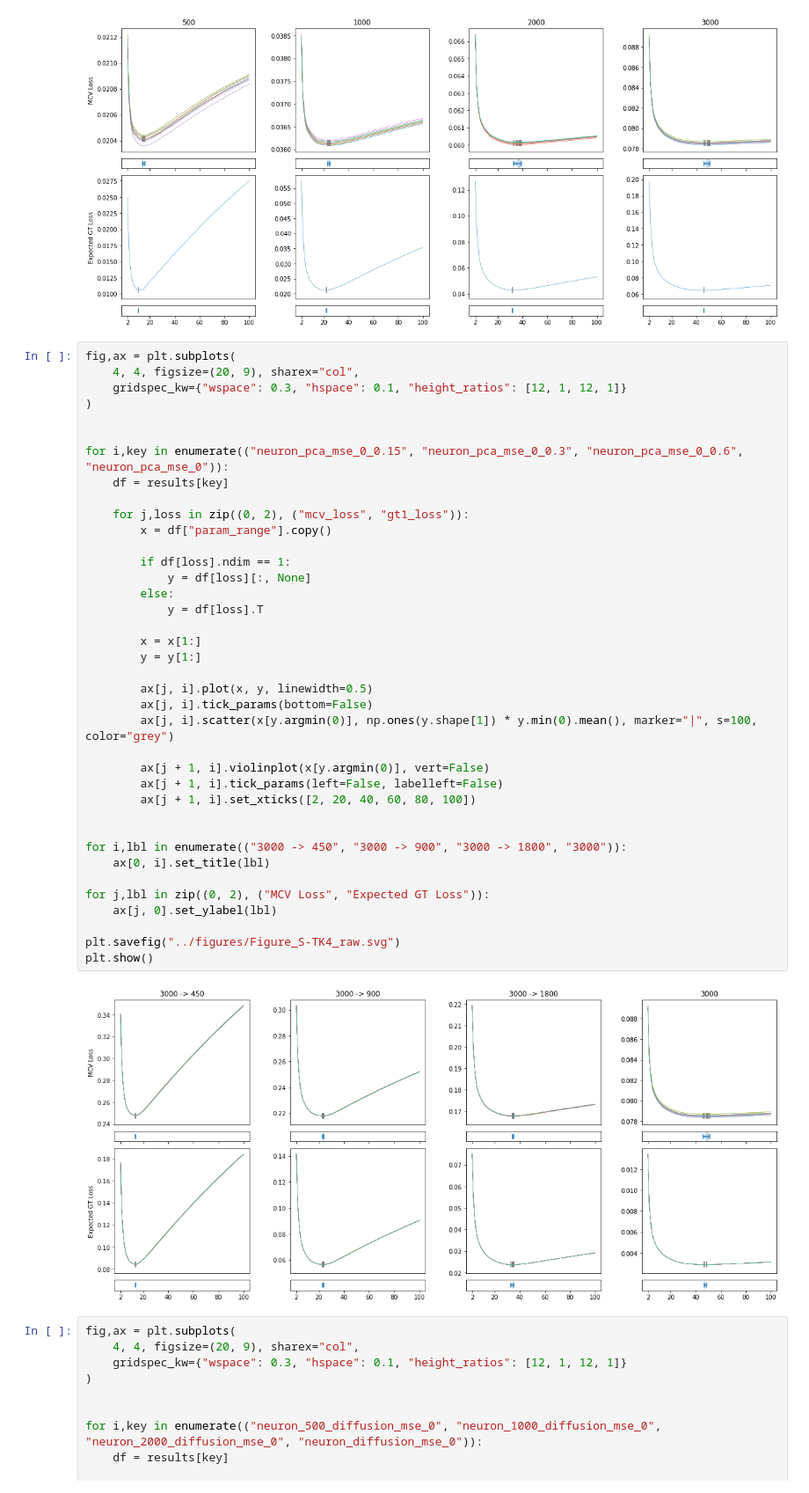
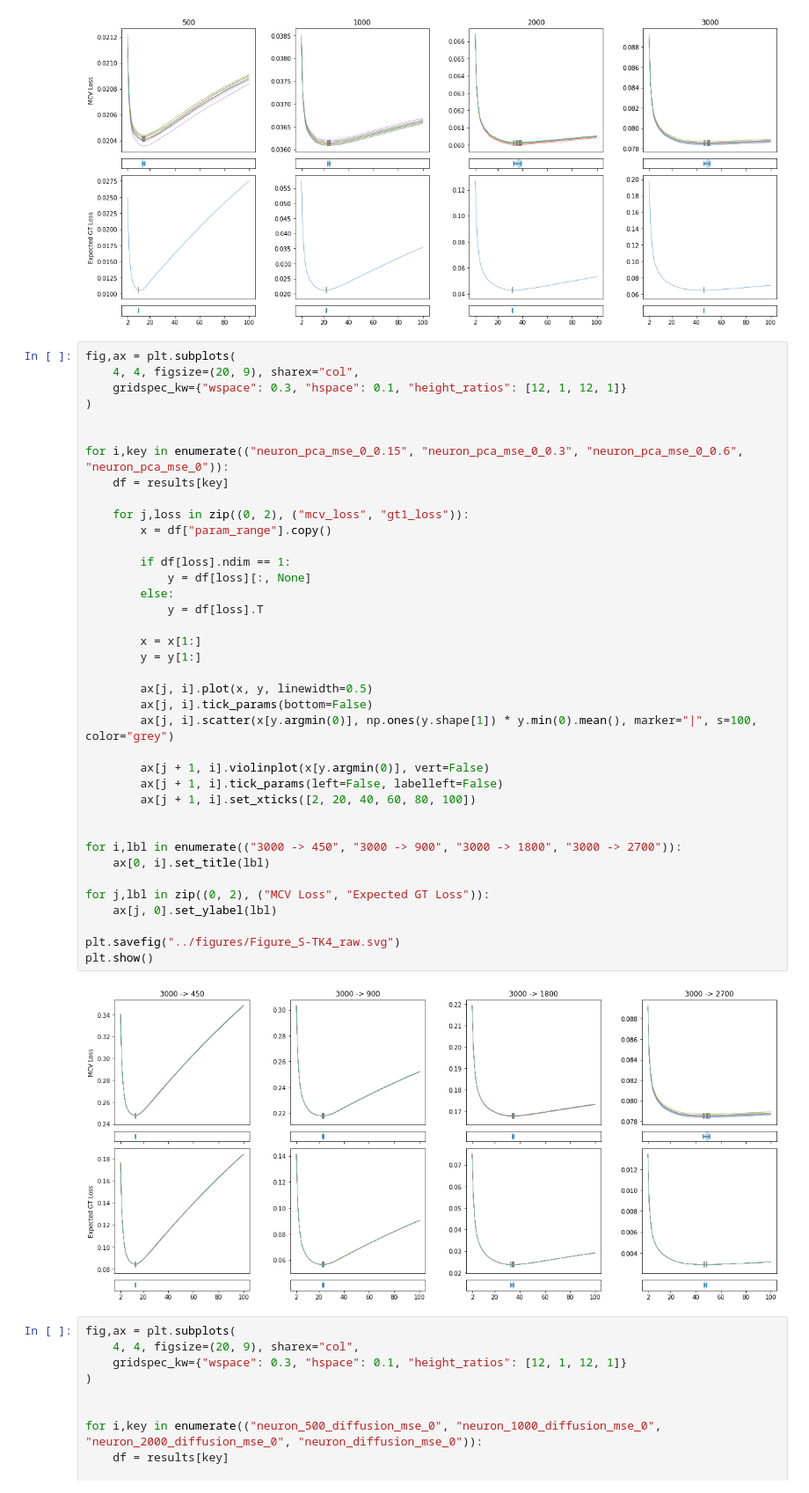
Before and after one commit to czbiohub-sf/molecular-cross-validation, a Jupyter notebook: examples/Effect_of_Depth_and_Alpha.ipynb, the cells around one changed output. Shown: that part at 88% size. Saved outputs shown, nothing was run; the diff lists cells and outputs as text.

```diff
--- a/examples/Effect_of_Depth_and_Alpha.ipynb
+++ b/examples/Effect_of_Depth_and_Alpha.ipynb
@@ -76,35 +76,35 @@ for i,key in enumerate(("neuron_pca_mse_0_0.15", "neuron_pca_mse_0_0.3", "neuron
     df = results[key]
 
     for j,loss in zip((0, 2), ("mcv_loss", "gt1_loss")):
         x = df["param_range"].copy()
 
         if df[loss].ndim == 1:
             y = df[loss][:, None]
         else:
             y = df[loss].T
 
         x = x[1:]
         y = y[1:]
 
         ax[j, i].plot(x, y, linewidth=0.5)
         ax[j, i].tick_params(bottom=False)
         ax[j, i].scatter(x[y.argmin(0)], np.ones(y.shape[1]) * y.min(0).mean(), marker="|", s=100, color="grey")
 
         ax[j + 1, i].violinplot(x[y.argmin(0)], vert=False)
         ax[j + 1, i].tick_params(left=False, labelleft=False)
         ax[j + 1, i].set_xticks([2, 20, 40, 60, 80, 100])
 
 
-for i,lbl in enumerate(("3000 -> 450", "3000 -> 900", "3000 -> 1800", "3000")):
+for i,lbl in enumerate(("3000 -> 450", "3000 -> 900", "3000 -> 1800", "3000 -> 2700")):
     ax[0, i].set_title(lbl)
 
 for j,lbl in zip((0, 2), ("MCV Loss", "Expected GT Loss")):
     ax[j, 0].set_ylabel(lbl)
 
 plt.savefig("../figures/Figure_S-TK4_raw.svg")
 plt.show()
 # %% [output]
-[figure, old version]
+[figure, new version]
 # %%
 fig,ax = plt.subplots(
     4, 4, figsize=(20, 9), sharex="col",
```
Also changed, not shown: 1 other file.
